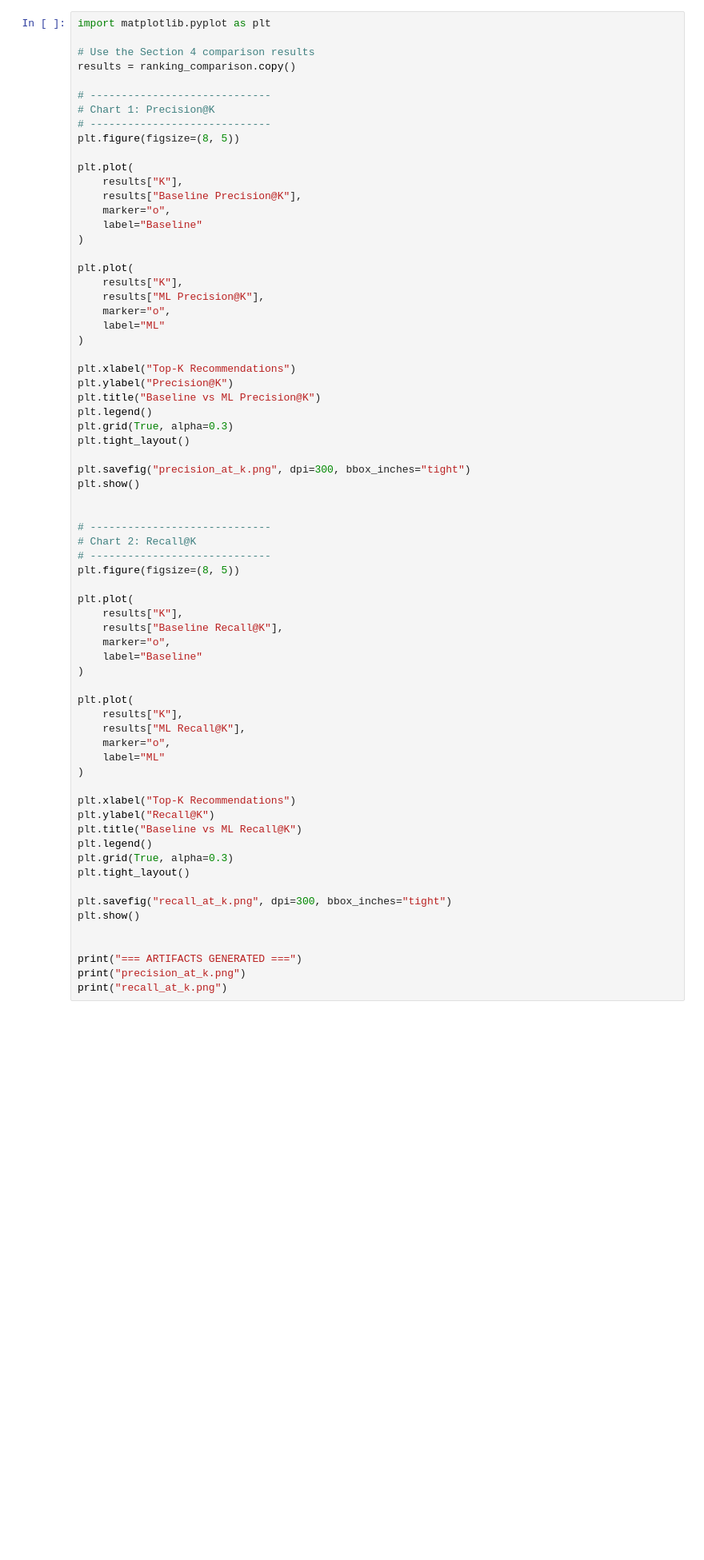
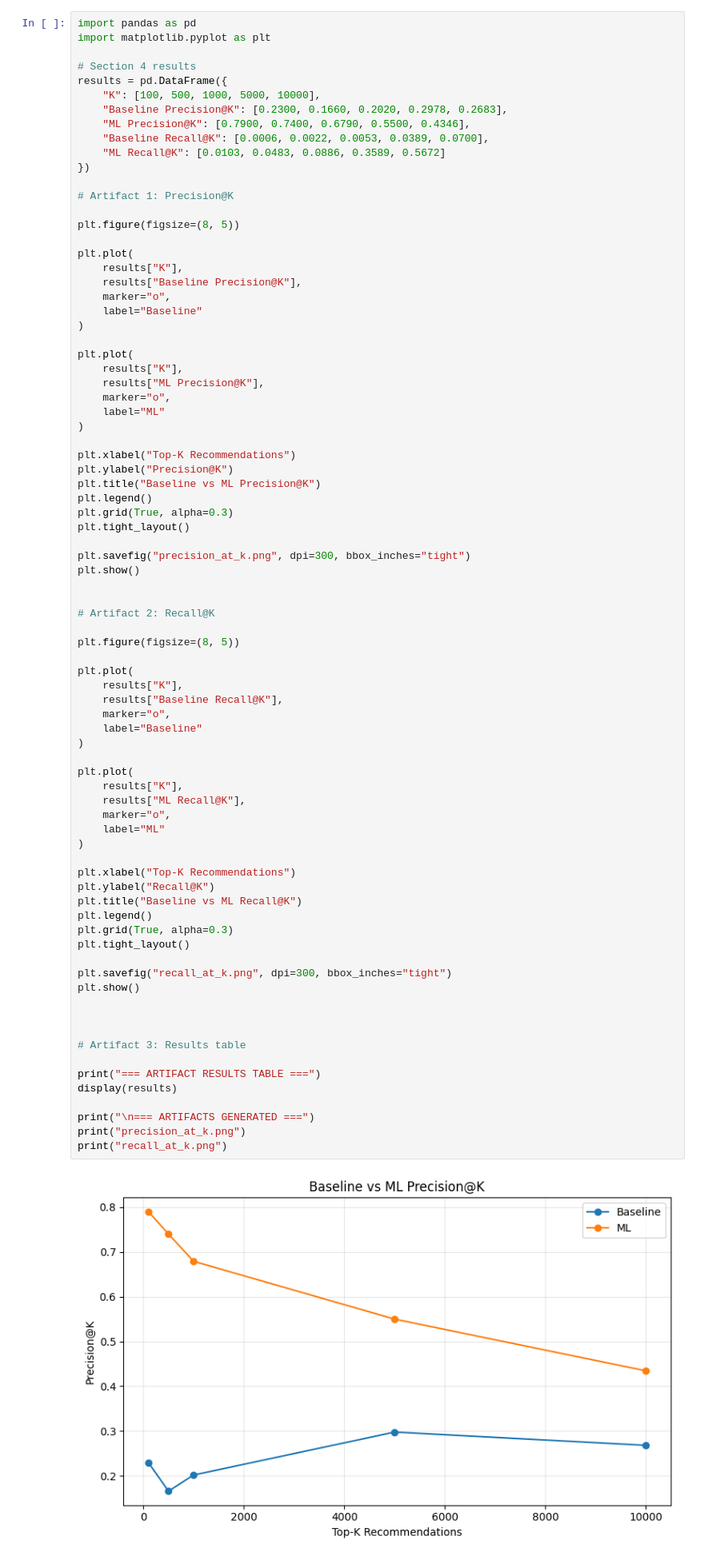
Before and after one commit to ahmadd4062/flyrank-ml-internship, a Jupyter notebook: work/notebooks/capstone.ipynb, the cells around one changed output. Shown at 80% size. Drawn from its saved outputs; the diff is of its cells as text; blank space fills up the shorter version.

```diff
--- a/work/notebooks/capstone.ipynb
+++ b/work/notebooks/capstone.ipynb
@@ -1717,14 +1715,20 @@ Highest-priority 20 pages:
 
 *Generate/collect the charts and tables your deployed page will show.*
 # %%
+import pandas as pd
 import matplotlib.pyplot as plt
 
-# Use the Section 4 comparison results
-results = ranking_comparison.copy()
+# Section 4 results
+results = pd.DataFrame({
+    "K": [100, 500, 1000, 5000, 10000],
+    "Baseline Precision@K": [0.2300, 0.1660, 0.2020, 0.2978, 0.2683],
+    "ML Precision@K": [0.7900, 0.7400, 0.6790, 0.5500, 0.4346],
+    "Baseline Recall@K": [0.0006, 0.0022, 0.0053, 0.0389, 0.0700],
+    "ML Recall@K": [0.0103, 0.0483, 0.0886, 0.3589, 0.5672]
+})
 
-# -----------------------------
-# Chart 1: Precision@K
-# -----------------------------
+# Artifact 1: Precision@K
+
 plt.figure(figsize=(8, 5))
 
 plt.plot(
@@ -1752,37 +1756,43 @@ plt.savefig("precision_at_k.png", dpi=300, bbox_inches="tight")
 plt.show()
 
 
-# -----------------------------
-# Chart 2: Recall@K
-# -----------------------------
+# Artifact 2: Recall@K
+
 plt.figure(figsize=(8, 5))
 
 plt.plot(
     results["K"],
     results["Baseline Recall@K"],
     marker="o",
     label="Baseline"
 )
 
 plt.plot(
     results["K"],
     results["ML Recall@K"],
     marker="o",
     label="ML"
 )
 
 plt.xlabel("Top-K Recommendations")
 plt.ylabel("Recall@K")
 plt.title("Baseline vs ML Recall@K")
 plt.legend()
 plt.grid(True, alpha=0.3)
 plt.tight_layout()
 
 plt.savefig("recall_at_k.png", dpi=300, bbox_inches="tight")
 plt.show()
 
 
-print("=== ARTIFACTS GENERATED ===")
+
+# Artifact 3: Results table
+
+print("=== ARTIFACT RESULTS TABLE ===")
+display(results)
+
+print("\n=== ARTIFACTS GENERATED ===")
 print("precision_at_k.png")
 print("recall_at_k.png")
 # %% [output]
+[figure, added]
```
Also changed, not shown: parts of 15 cells of this notebook.
